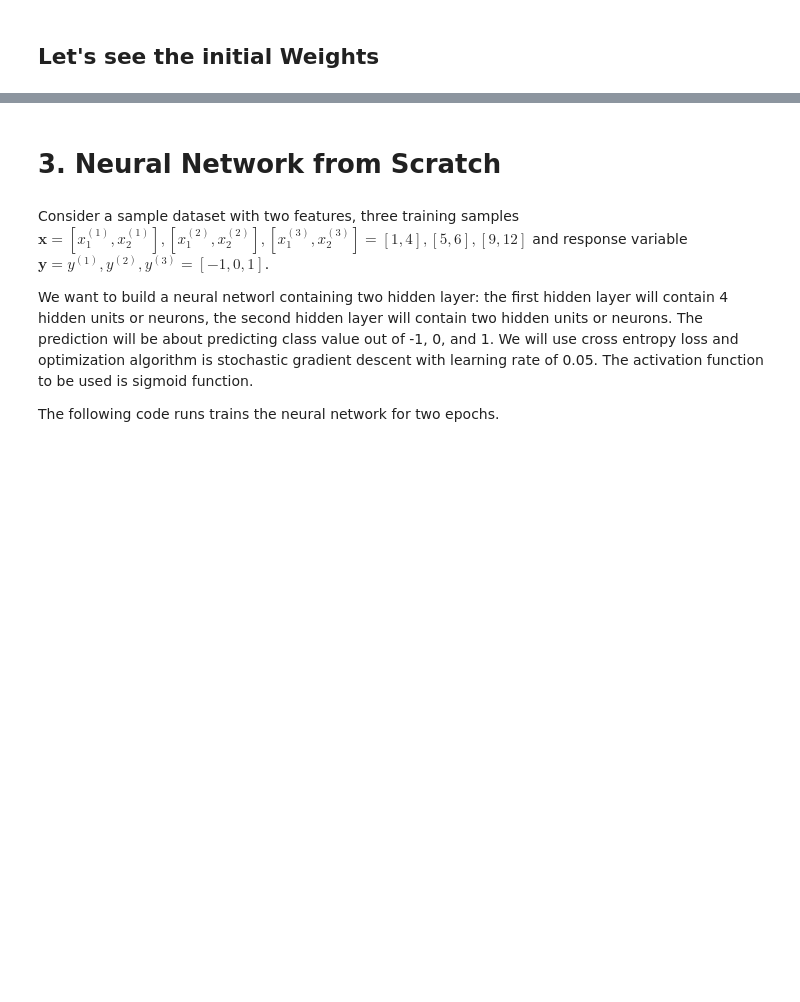
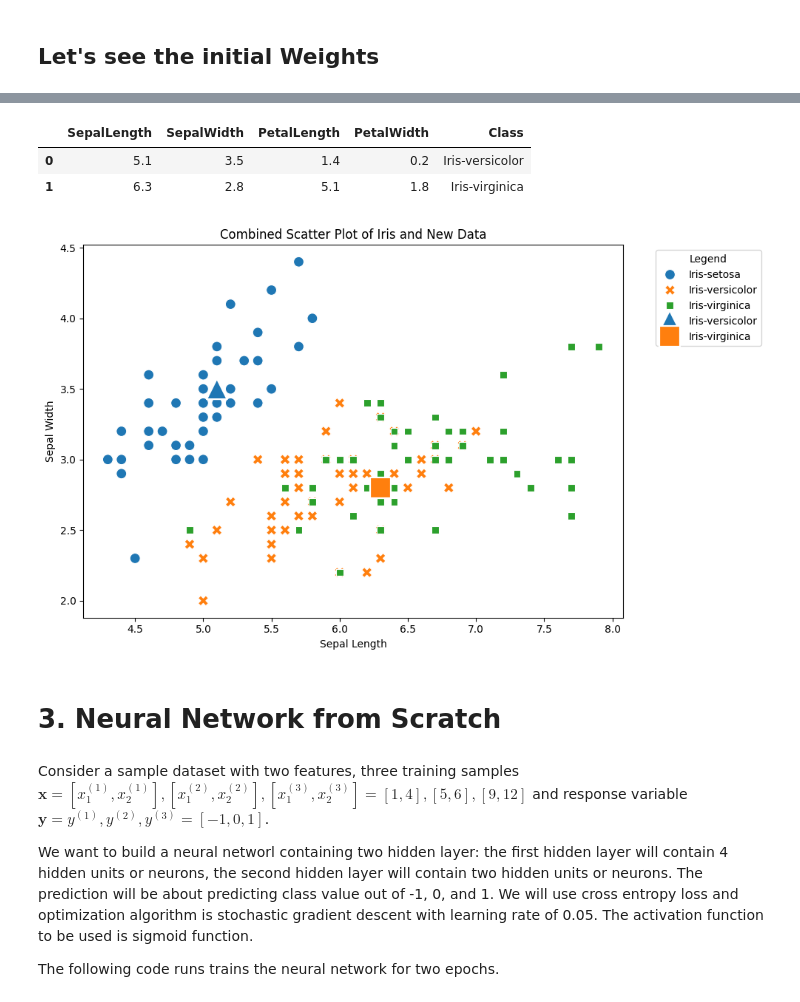
Before and after one commit to rahulbhadani/CPE490_590_Sp2025, a Jupyter notebook: Code/Chapter_09_Neural_Network.ipynb, the cells around one changed output, grey strips where cells are left out. Drawn from its saved outputs; the diff is of its cells as text; code cells hidden in the pictures; blank space fills up the shorter version.

```diff
--- a/Code/Chapter_09_Neural_Network.ipynb
+++ b/Code/Chapter_09_Neural_Network.ipynb
@@ -282,0 +323,20 @@ Test accuracy: 0.933333
+# %%
+import onnxruntime as ort
+import numpy as np
+import pandas as pd
+
+
+# Load your new data (example)
+new_data = pd.DataFrame({
+    'SepalLength': [5.1, 6.3],
+    'SepalWidth': [3.5, 2.8],
+    'PetalLength': [1.4, 5.1],
+    'PetalWidth': [0.2, 1.8]
+})
+
+ort_session = ort.InferenceSession("iris_model.onnx")
+
+# Run inference
+logits = ort_session.run(None, {'input': new_data.values.astype(np.float32)})[0]
+pred_indices = np.argmax(logits, axis=1)
+encoder.inverse_transform(pred_indices)
@@ -283,3 +369,34 @@ Test accuracy: 0.933333
+# %%
+new_data['Class'] = encoder.inverse_transform(pred_indices)
+new_data
+# %% [output]
+|  | SepalLength | SepalWidth | PetalLength | PetalWidth | Class |
+| 0 | 5.1 | 3.5 | 1.4 | 0.2 | Iris-versicolor |
+| 1 | 6.3 | 2.8 | 5.1 | 1.8 | Iris-virginica |
+# %%
+import seaborn as sns
+# Create a figure and axis
+plt.figure(figsize=(10, 6))
+
+# Plot Iris data
+sns.scatterplot(data=Iris, x="SepalLength", y="SepalWidth", hue="Class", s=100, style="Class",  legend='full')
+
+# Plot new_data with larger markers and different shapes
+sns.scatterplot(data=new_data, x="SepalLength", y="SepalWidth", hue="Class", s=400, style="Class", markers=["^", "s", "o"], legend='full')
+
+# Add a legend to differentiate between the two datasets
+plt.legend(bbox_to_anchor=(1.05, 1), loc='upper left', title="Legend")
+
+# Add labels and title
+plt.xlabel("Sepal Length")
+plt.ylabel("Sepal Width")
+plt.title("Combined Scatter Plot of Iris and New Data")
+
+# Show the plot
+plt.tight_layout()
+plt.show()
+# %% [output]
+[figure, added]
 # %% [markdown]
 # 3. Neural Network from Scratch
 # %% [markdown]
```
Also changed, not shown: parts of 13 cells of this notebook.
